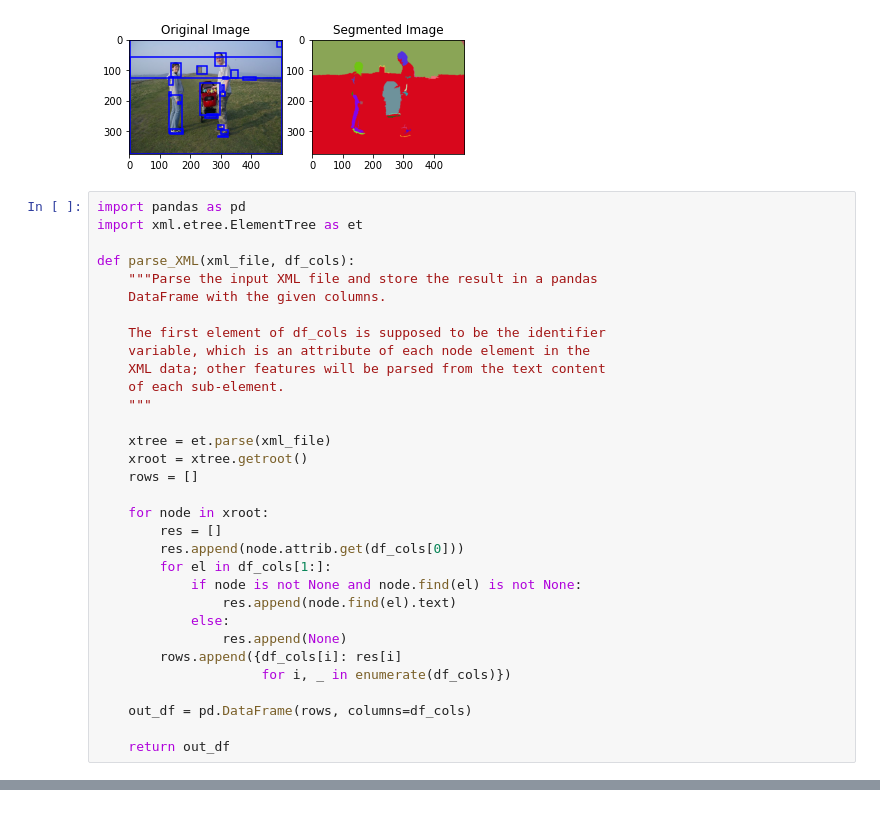
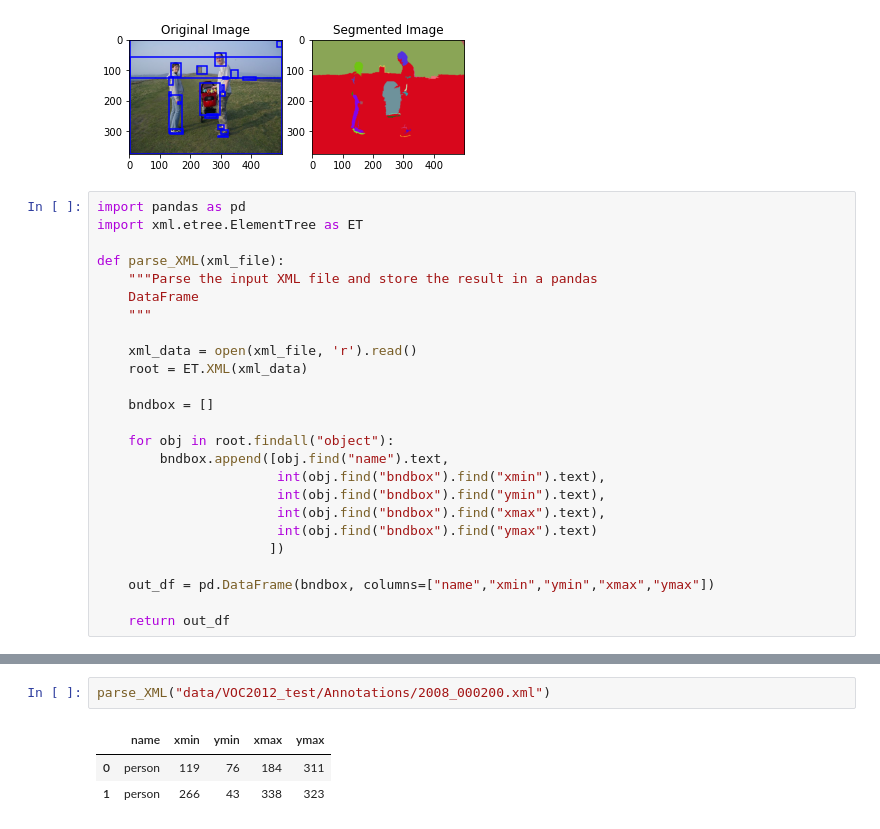
Before and after one commit to patherstevenson/M1-PJI, a Jupyter notebook: main.ipynb, the cells around one changed output, grey strips where cells are left out. Drawn from its saved outputs; the diff is of its cells as text.

Commit message:
parse_XML done

```diff
--- a/main.ipynb
+++ b/main.ipynb
@@ -15,33 +15,26 @@ Execution time: 0 minute(s) and 14 seconds
 [figure]
 # %%
 import pandas as pd
-import xml.etree.ElementTree as et
+import xml.etree.ElementTree as ET
 
-def parse_XML(xml_file, df_cols):
+def parse_XML(xml_file):
     """Parse the input XML file and store the result in a pandas
-    DataFrame with the given columns.
-
-    The first element of df_cols is supposed to be the identifier
-    variable, which is an attribute of each node element in the
-    XML data; other features will be parsed from the text content
-    of each sub-element.
+    DataFrame
     """
 
-    xtree = et.parse(xml_file)
-    xroot = xtree.getroot()
-    rows = []
+    xml_data = open(xml_file, 'r').read()
+    root = ET.XML(xml_data)
 
-    for node in xroot:
-        res = []
-        res.append(node.attrib.get(df_cols[0]))
-        for el in df_cols[1:]:
-            if node is not None and node.find(el) is not None:
-                res.append(node.find(el).text)
-            else:
-                res.append(None)
-        rows.append({df_cols[i]: res[i]
-                     for i, _ in enumerate(df_cols)})
+    bndbox = []
 
-    out_df = pd.DataFrame(rows, columns=df_cols)
+    for obj in root.findall("object"):
+        bndbox.append([obj.find("name").text,
+                       int(obj.find("bndbox").find("xmin").text),
+                       int(obj.find("bndbox").find("ymin").text),
+                       int(obj.find("bndbox").find("xmax").text),
+                       int(obj.find("bndbox").find("ymax").text)
+                      ])
+
+    out_df = pd.DataFrame(bndbox, columns=["name","xmin","ymin","xmax","ymax"])
 
     return out_df
@@ -77,0 +41,6 @@ node.attrib
+# %%
+parse_XML("data/VOC2012_test/Annotations/2008_000200.xml")
+# %% [output]
+|  | name | xmin | ymin | xmax | ymax |
+| 0 | person | 119 | 76 | 184 | 311 |
+| 1 | person | 266 | 43 | 338 | 323 |
```
Also changed, not shown: parts of 5 cells of this notebook.
